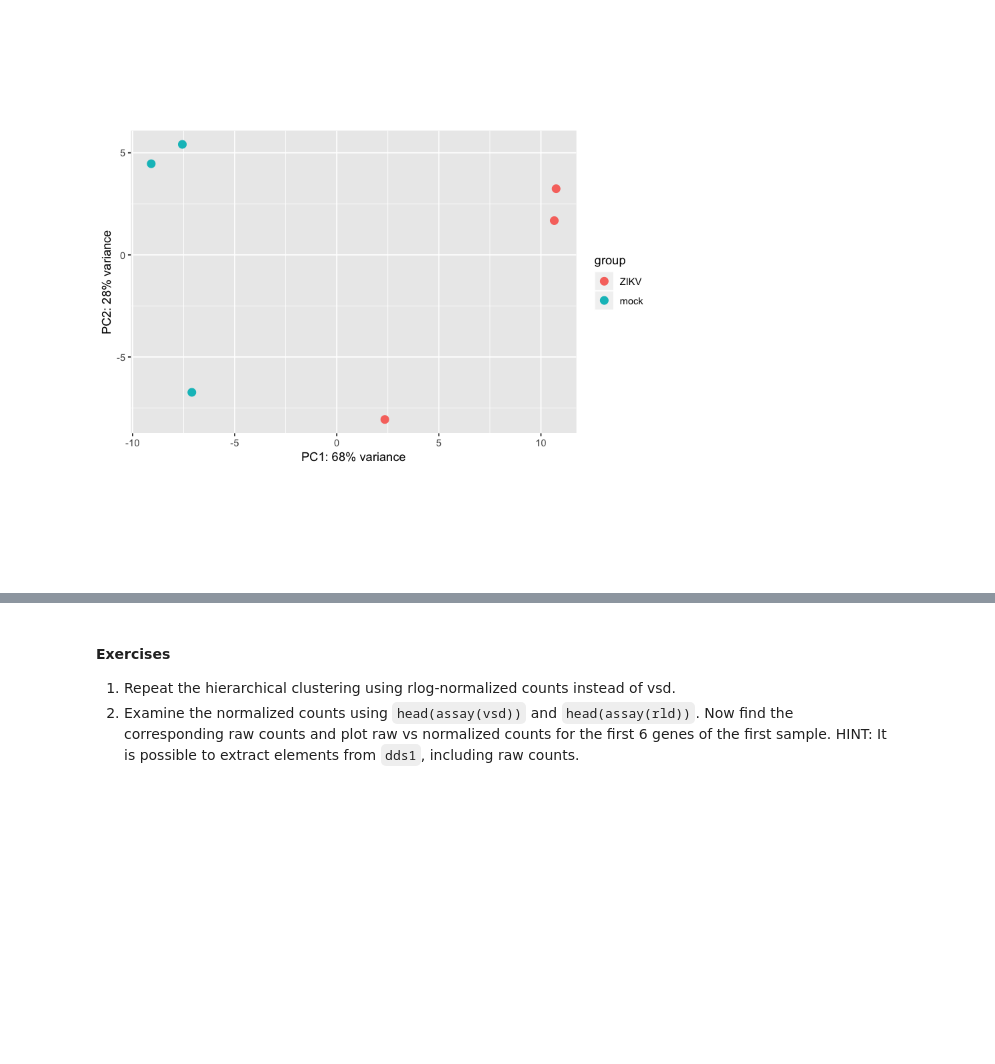
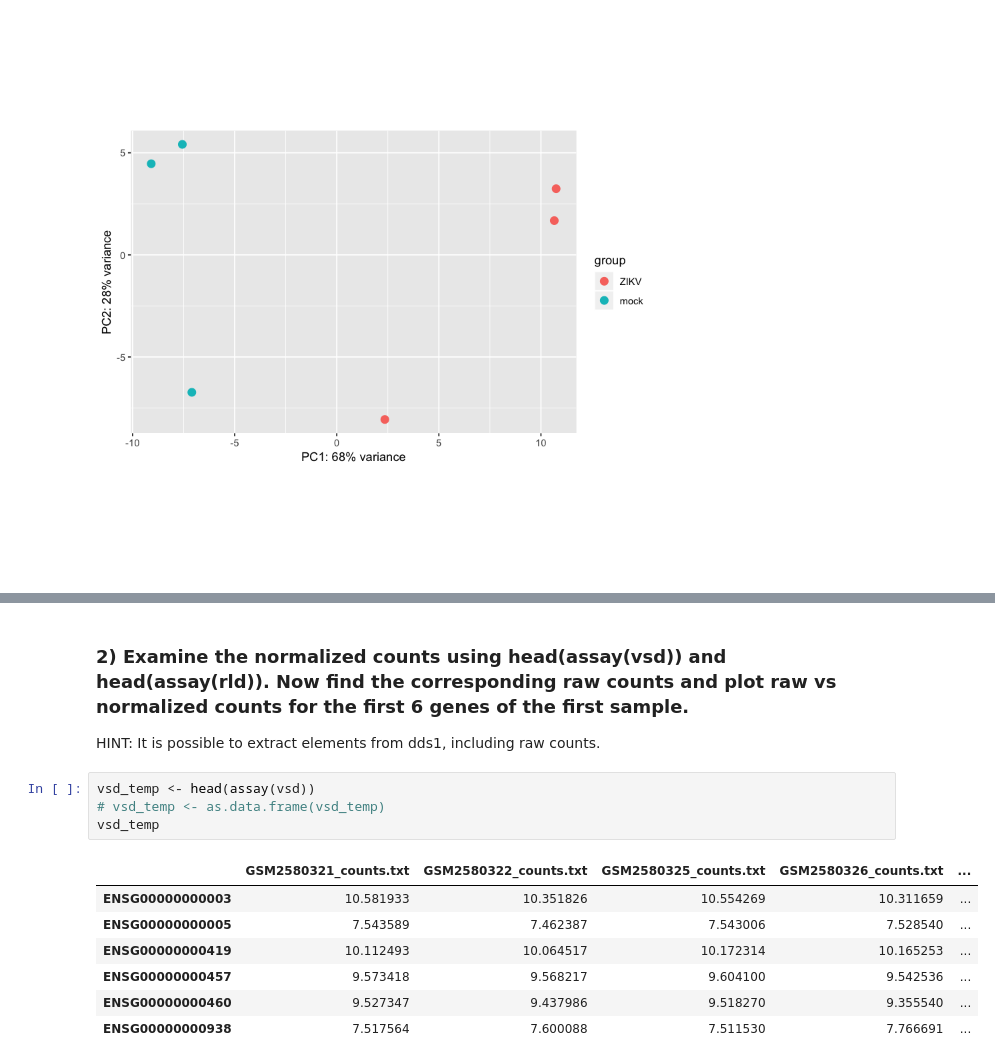
Before and after one commit to ShaunFChen/Applied-Bioinformatics-HW, a Jupyter notebook: Unit2-RNAseq/3.5_DESeq2_expression_analysis.ipynb, the cells around one changed output, grey strips where cells are left out. Cells and saved outputs as stored; diff of their text form; blank space fills up the shorter version.

```diff
--- a/Unit2-RNAseq/3.5_DESeq2_expression_analysis.ipynb
+++ b/Unit2-RNAseq/3.5_DESeq2_expression_analysis.ipynb
@@ -136,4 +123,15 @@ plotPCA(rld, intgroup="group")
 # %% [markdown]
-#### Exercises
-1) Repeat the hierarchical clustering using rlog-normalized counts instead of vsd.
-2) Examine the normalized counts using `head(assay(vsd))` and `head(assay(rld))`. Now find the corresponding raw counts and plot raw vs normalized counts for the first 6 genes of the first sample. HINT: It is possible to extract elements from `dds1`, including raw counts.
+### 2) Examine the normalized counts using head(assay(vsd)) and head(assay(rld)). Now find the corresponding raw counts and plot raw vs normalized counts for the first 6 genes of the first sample.
+HINT: It is possible to extract elements from dds1, including raw counts.
+# %%
+vsd_temp <- head(assay(vsd))
+# vsd_temp <- as.data.frame(vsd_temp)
+vsd_temp
+# %% [output]
+|  | GSM2580321_counts.txt | GSM2580322_counts.txt | GSM2580325_counts.txt | GSM2580326_counts.txt | ... |
+| ENSG00000000003 | 10.581933 | 10.351826 | 10.554269 | 10.311659 | ... |
+| ENSG00000000005 | 7.543589 | 7.462387 | 7.543006 | 7.528540 | ... |
+| ENSG00000000419 | 10.112493 | 10.064517 | 10.172314 | 10.165253 | ... |
+| ENSG00000000457 | 9.573418 | 9.568217 | 9.604100 | 9.542536 | ... |
+| ENSG00000000460 | 9.527347 | 9.437986 | 9.518270 | 9.355540 | ... |
+| ENSG00000000938 | 7.517564 | 7.600088 | 7.511530 | 7.766691 | ... |
```
Also changed, not shown: parts of 19 cells of this notebook, 1 other file.
